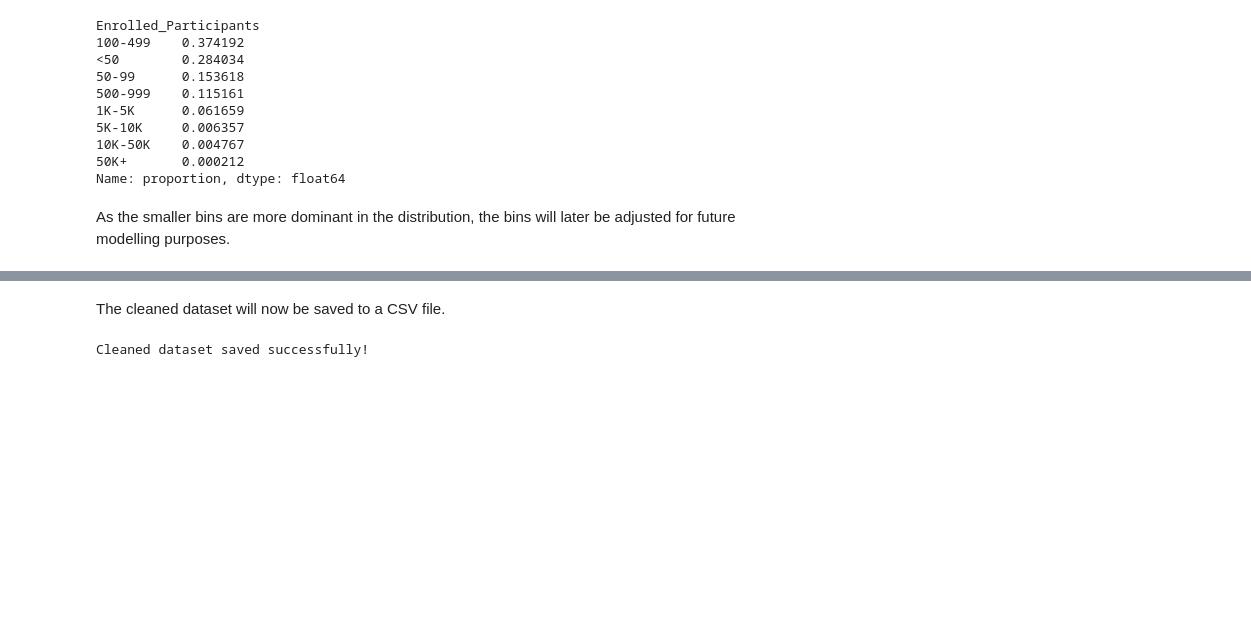
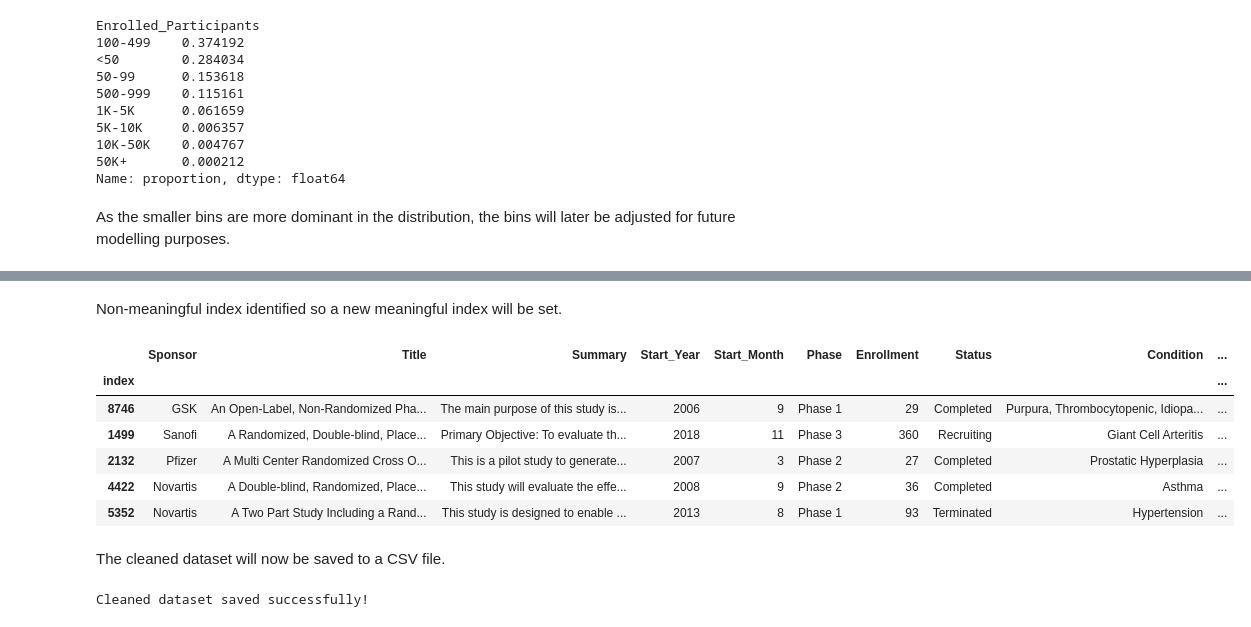
Before and after one commit to ksharpe-byte/clinical-trial-trends, a Jupyter notebook: jupyter_notebooks/etl_and_feature_engineering.ipynb, the cells around one changed output, grey strips where cells are left out. Cells and saved outputs as stored; diff of their text form; code cells hidden in the pictures; blank space fills up the shorter version.

Commit message:
Update index in DataFrame and add cleaned dataset to GitHub

```diff
--- a/jupyter_notebooks/etl_and_feature_engineering.ipynb
+++ b/jupyter_notebooks/etl_and_feature_engineering.ipynb
@@ -269,0 +261,4 @@ df.head()
+# %%
+# Reset index to ensure the DataFrame is in a clean state
+df.reset_index(inplace=True)
+df.head()
@@ -270,11 +272,28 @@ df.head()
+# %% [markdown]
+Non-meaningful index identified so a new meaningful index will be set.
+# %%
+# Set a meaningful column as the index
+if 'index' in df.columns:
+    df.set_index('index', inplace=True)
+
+# Verify the changes
+df.head()
+# %% [output]
+|  | Sponsor | Title | Summary | Start_Year | Start_Month | Phase | Enrollment | Status | Condition | ... |
+| index |  |  |  |  |  |  |  |  |  | ... |
+| 8746 | GSK | An Open-Label, Non-Randomized Pha... | The main purpose of this study is... | 2006 | 9 | Phase 1 | 29 | Completed | Purpura, Thrombocytopenic, Idiopa... | ... |
+| 1499 | Sanofi | A Randomized, Double-blind, Place... | Primary Objective: To evaluate th... | 2018 | 11 | Phase 3 | 360 | Recruiting | Giant Cell Arteritis | ... |
+| 2132 | Pfizer | A Multi Center Randomized Cross O... | This is a pilot study to generate... | 2007 | 3 | Phase 2 | 27 | Completed | Prostatic Hyperplasia | ... |
+| 4422 | Novartis | A Double-blind, Randomized, Place... | This study will evaluate the effe... | 2008 | 9 | Phase 2 | 36 | Completed | Asthma | ... |
+| 5352 | Novartis | A Two Part Study Including a Rand... | This study is designed to enable ... | 2013 | 8 | Phase 1 | 93 | Terminated | Hypertension | ... |
 # %% [markdown]
 The cleaned dataset will now be saved to a CSV file.
-# %%
-# Save the cleaned dataset to a CSV file (assistance from CoPilot)
-output_dir = '../data/outputs'
-os.makedirs(output_dir, exist_ok=True)  # Ensure the output directory exists
-df.to_csv(f'{output_dir}/cleaned_clinical_trials.csv', index=False)
-
-print("Cleaned dataset saved successfully!")
-# %% [output]
-Cleaned dataset saved successfully!
+# %%
+# Save the updated cleaned DataFrame
+output_dir = '../data/outputs'
+os.makedirs(output_dir, exist_ok=True)  # Ensure the output directory exists
+df.to_csv(f'{output_dir}/cleaned_clinical_trials.csv', index=True)
+
+print("Cleaned dataset saved successfully!")
+# %% [output]
+Cleaned dataset saved successfully!
```
Also changed, not shown: parts of 3 cells of this notebook, 2 other files.
